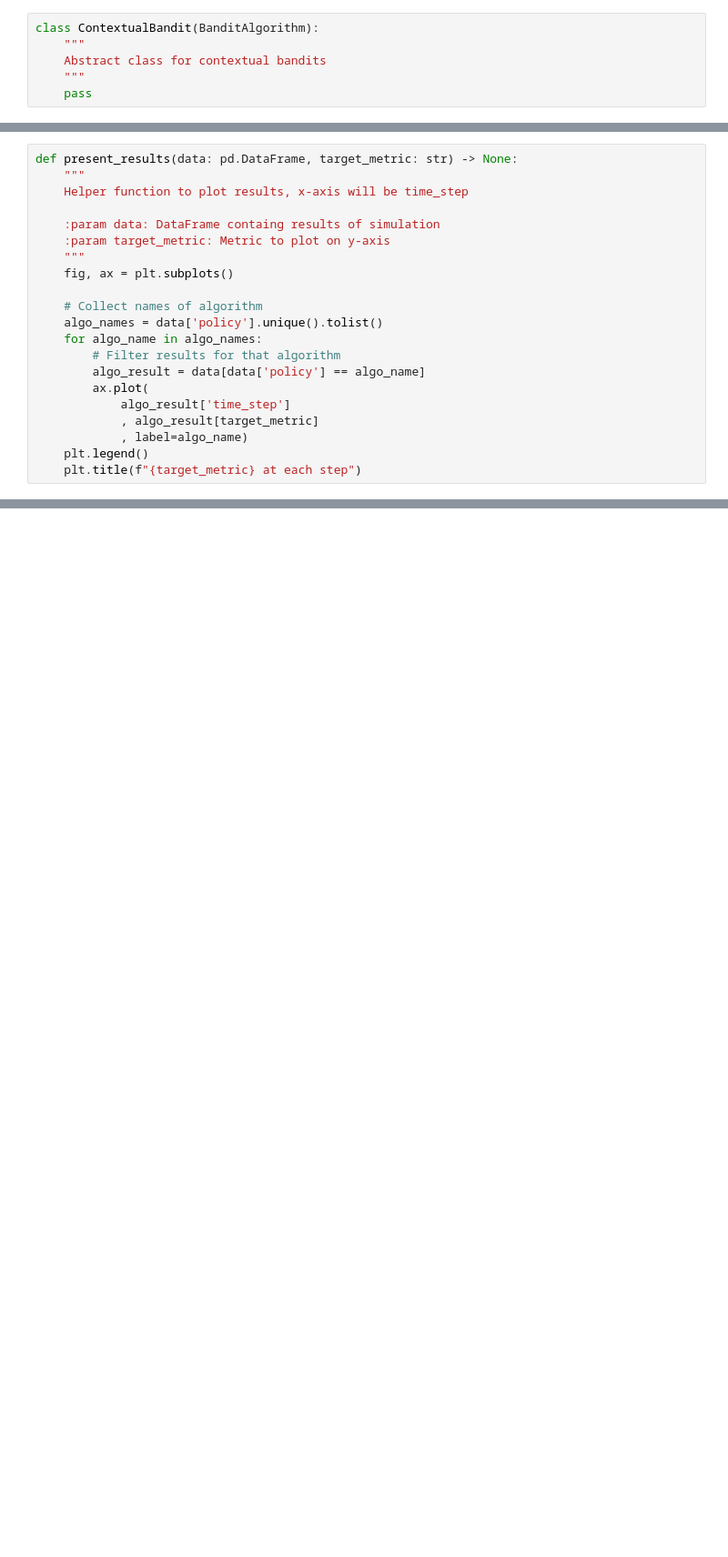
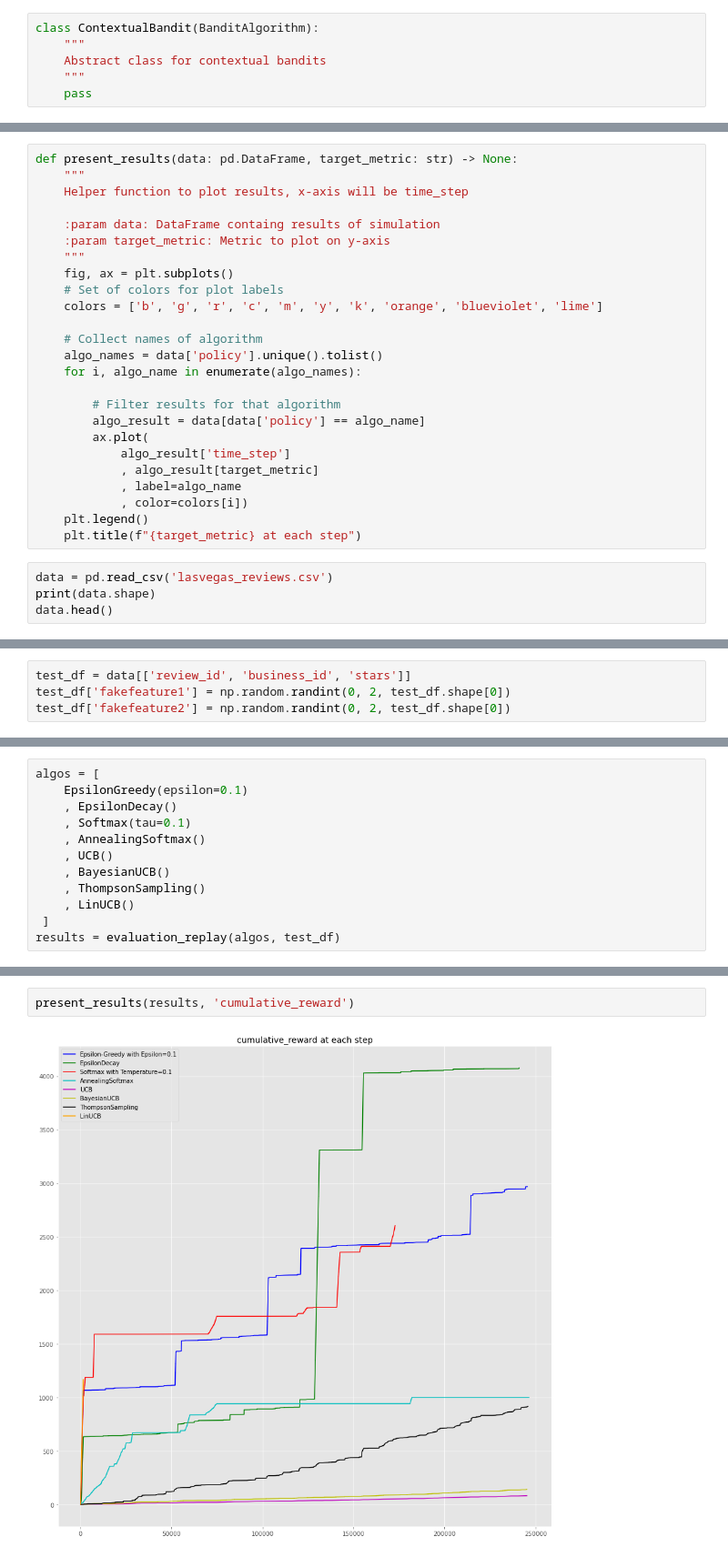
Before and after one commit to raychng/bt4014-project, a Jupyter notebook: bandits.ipynb, the cells around one changed output, grey strips where cells are left out. Shown: that part at 91% size. Saved outputs shown, nothing was run; the diff lists cells and outputs as text; blank space fills up the shorter version.

```diff
--- a/bandits.ipynb
+++ b/bandits.ipynb
@@ -371,15 +379,23 @@ def present_results(data: pd.DataFrame, target_metric: str) -> None:
     :param target_metric: Metric to plot on y-axis
     """
     fig, ax = plt.subplots()
+    # Set of colors for plot labels
+    colors = ['b', 'g', 'r', 'c', 'm', 'y', 'k', 'orange', 'blueviolet', 'lime']
 
     # Collect names of algorithm
     algo_names = data['policy'].unique().tolist()
-    for algo_name in algo_names:
+    for i, algo_name in enumerate(algo_names):
+
         # Filter results for that algorithm
         algo_result = data[data['policy'] == algo_name]
         ax.plot(
             algo_result['time_step']
             , algo_result[target_metric]
-            , label=algo_name)
+            , label=algo_name
+            , color=colors[i])
     plt.legend()
     plt.title(f"{target_metric} at each step")
+# %%
+data = pd.read_csv('lasvegas_reviews.csv')
+print(data.shape)
+data.head()
@@ -385,0 +411,4 @@ def present_results(data: pd.DataFrame, target_metric: str) -> None:
+# %%
+test_df = data[['review_id', 'business_id', 'stars']]
+test_df['fakefeature1'] = np.random.randint(0, 2, test_df.shape[0])
+test_df['fakefeature2'] = np.random.randint(0, 2, test_df.shape[0])
@@ -385,0 +426,12 @@ def present_results(data: pd.DataFrame, target_metric: str) -> None:
+# %%
+algos = [
+    EpsilonGreedy(epsilon=0.1)
+    , EpsilonDecay()
+    , Softmax(tau=0.1)
+    , AnnealingSoftmax()
+    , UCB()
+    , BayesianUCB()
+    , ThompsonSampling()
+    , LinUCB()
+ ]
+results = evaluation_replay(algos, test_df)
@@ -385,0 +460,4 @@ def present_results(data: pd.DataFrame, target_metric: str) -> None:
+# %%
+present_results(results, 'cumulative_reward')
+# %% [output]
+[figure, added]
```
Also changed, not shown: parts of 10 cells of this notebook.
